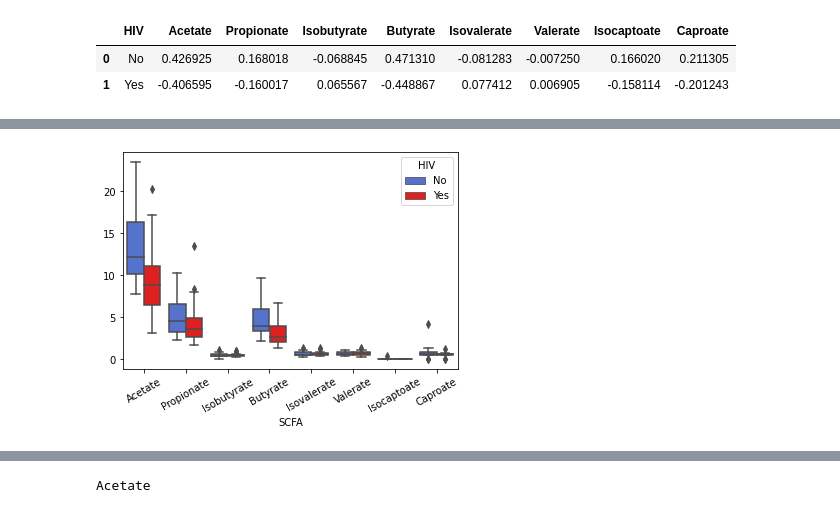
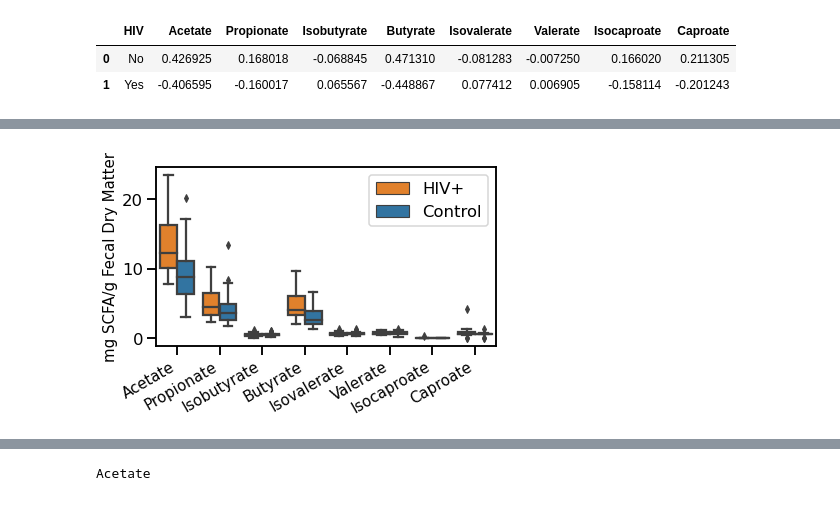
Before and after one commit to sterrettJD/HIV-microbiome, a Jupyter notebook: Lipidome.ipynb, the cells around one changed output, grey strips where cells are left out. Drawn from its saved outputs; the diff is of its cells as text; code cells hidden in the pictures.

Commit message:
update SCFA plots

```diff
--- a/Lipidome.ipynb
+++ b/Lipidome.ipynb
@@ -32,7 +32,7 @@ Index(['Race', 'HIV', 'AGE', 'BMI', 'Hip_to_Waist', 'Fibroscan', 'Fibroscan_2',
 lipids = metadata.loc[:,['HIV',
                          'Acetate', 'Propionate', 'Isobutyrate',
                          'Butyrate', 'Isovalerate','Valerate',
-                         'Isocaptoate', 'Caproate']]
+                         'Isocaproate', 'Caproate']]
 # %%
 lipids_z = lipids.drop("HIV", axis=1).apply(stats.zscore)
 lipids_z["HIV"] = lipids["HIV"]
@@ -41,7 +41,7 @@ grouped_lipids_z = lipids_z.groupby("HIV").mean().reset_index()
 # %%
 grouped_lipids_z
 # %% [output]
-|  | HIV | Acetate | Propionate | Isobutyrate | Butyrate | Isovalerate | Valerate | Isocaptoate | Caproate |
+|  | HIV | Acetate | Propionate | Isobutyrate | Butyrate | Isovalerate | Valerate | Isocaproate | Caproate |
 | 0 | No | 0.426925 | 0.168018 | -0.068845 | 0.471310 | -0.081283 | -0.007250 | 0.166020 | 0.211305 |
 | 1 | Yes | -0.406595 | -0.160017 | 0.065567 | -0.448867 | 0.077412 | 0.006905 | -0.158114 | -0.201243 |
 # %%
@@ -82,16 +83,32 @@ fig.update_layout(
 fig.show()
 # %% [output]
 [interactive output not drawn]
+# %%
+sns.set_context("talk")
 # %%
 melted_lipids = pd.melt(lipids,
                        id_vars="HIV")
 ax = sns.boxplot(x="variable", y="value", hue="HIV",
                  data=melted_lipids,
                  hue_order=["No", "Yes"],
-                 palette=["royalblue", "red"])
-ax.set_xlabel("SCFA")
-plt.xticks(rotation=30)
-ax.set_ylabel("")
+                 palette=["tab:orange", "tab:blue"])
+handles, labels = ax.get_legend_handles_labels()
+
+plt.clf()
+
+ax = sns.boxplot(x="variable", y="value", hue="HIV",
+                 data=melted_lipids,
+                 hue_order=["No", "Yes"],
+                 palette=["tab:orange", "tab:blue"])
+ax.legend(handles=handles[:], labels=["HIV+", "Control"], title=None)
+
+
+ax.set_xlabel(None)
+ax.set_ylabel("mg SCFA/g Fecal Dry Matter", fontsize="small")
+plt.xticks(rotation=30, ha="right", fontsize="small")
+plt.tight_layout()
+
+plt.savefig("figures/SCFA_HIV_barplot.svg", transparent=True, bbox_inches="tight")
 plt.show()
 # %% [output]
-[figure, old version]
+[figure, new version]
```
Also changed, not shown: parts of 5 cells of this notebook.
